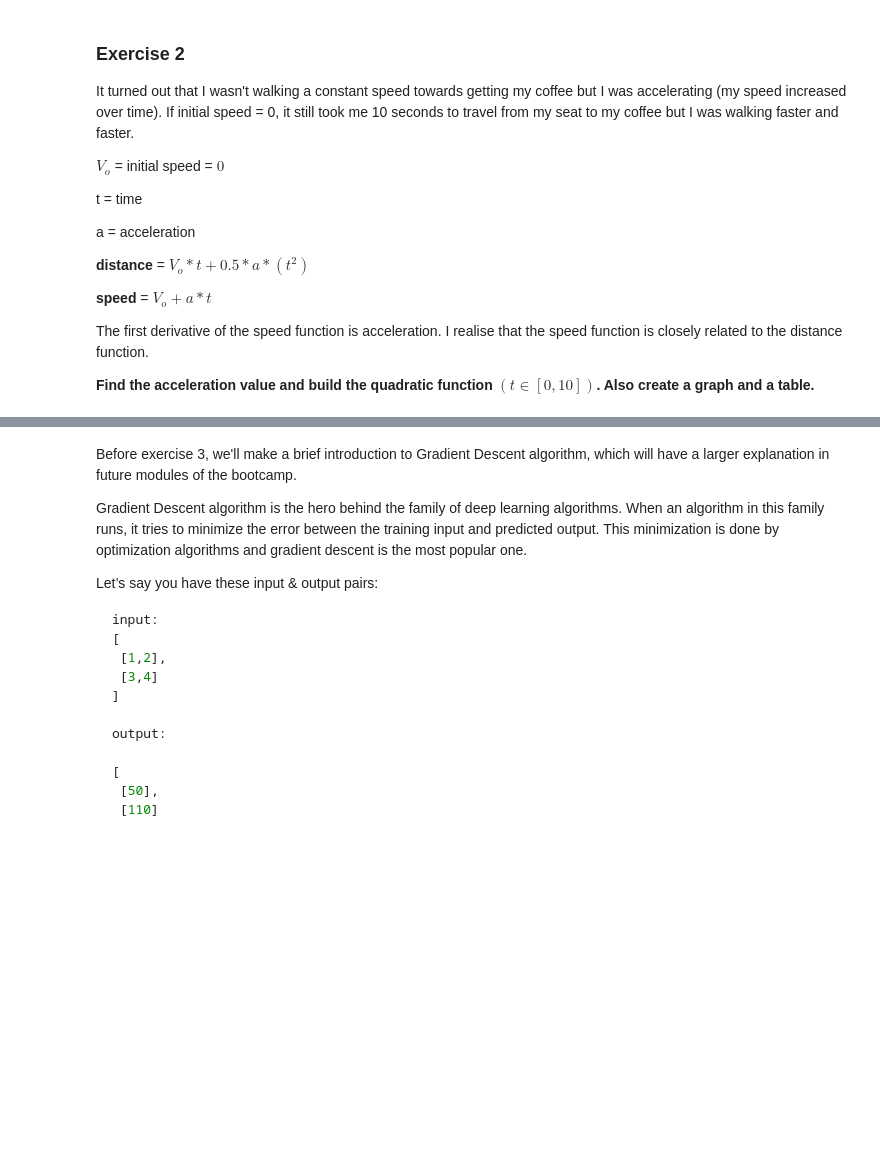
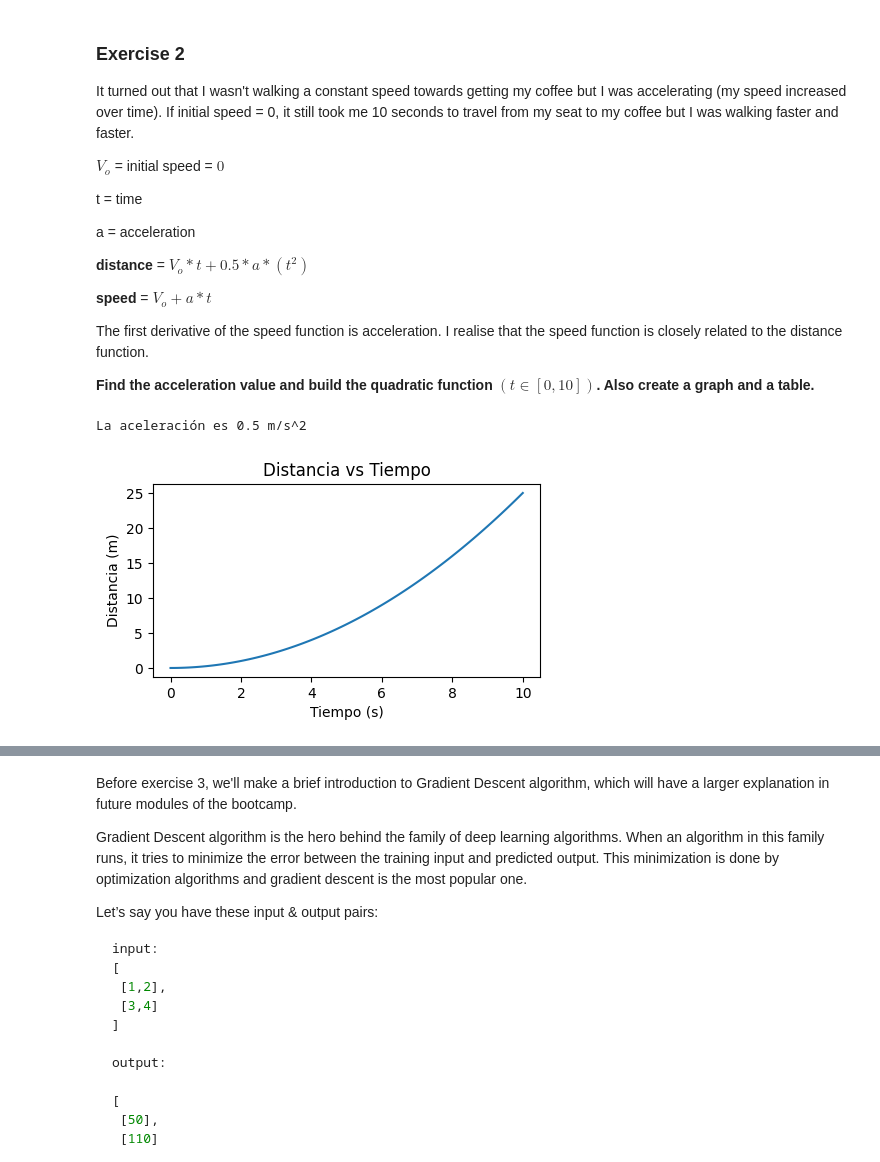
Before and after one commit to josedrosales/calculus-and-algebra-problems-with-python, a Jupyter notebook: notebook/problems.ipynb, the cells around one changed output, grey strips where cells are left out. Cells and saved outputs as stored; diff of their text form; code cells hidden in the pictures; blank space fills up the shorter version.

```diff
--- a/notebook/problems.ipynb
+++ b/notebook/problems.ipynb
@@ -52,5 +92,23 @@ The first derivative of the speed function is acceleration. I realise that the s
 **Find the acceleration value and build the quadratic function  $(t ∈ [0,10])$. Also create a graph and a table.**
 # %%
 #define and plot the quadratic funtion
+a = (distancia_total*2) / (tiempo_total**2)
+print(f"La aceleración es {a} m/s^2")
+
+def distance_function(t):
+    dist = 0.5*a*(t**2)
+    return dist
+
+tiempo = np.linspace(0, 10, 100)
+distance = distance_function(tiempo)
+plt.figure(figsize = (5,2.5))
+plt.plot(tiempo, distance)
+plt.title('Distancia vs Tiempo')
+plt.xlabel('Tiempo (s)')
+plt.ylabel('Distancia (m)')
+plt.show()
+# %% [output]
+La aceleración es 0.5 m/s^2
+[figure, added]
 # %%
 #create a dataframe
```
Also changed, not shown: parts of 9 cells of this notebook.
